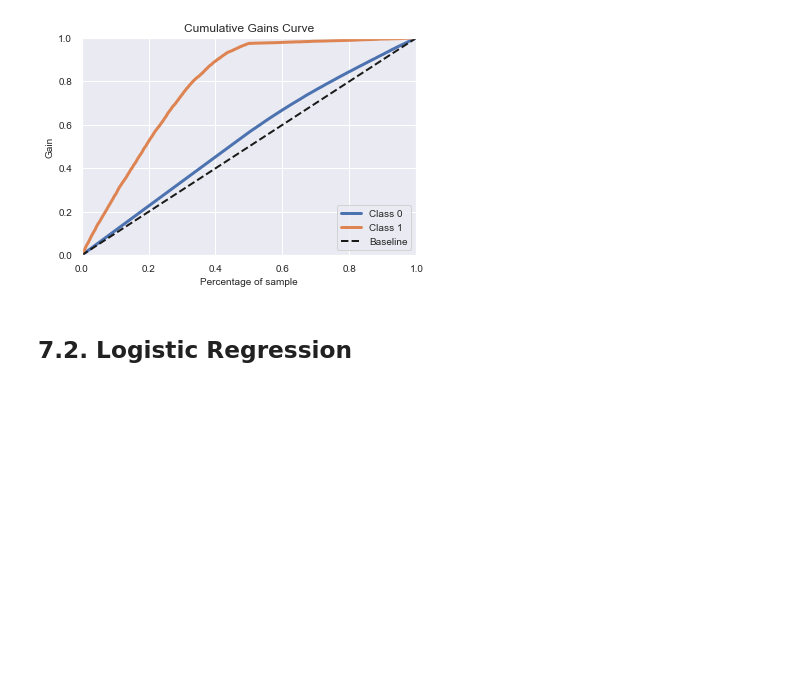
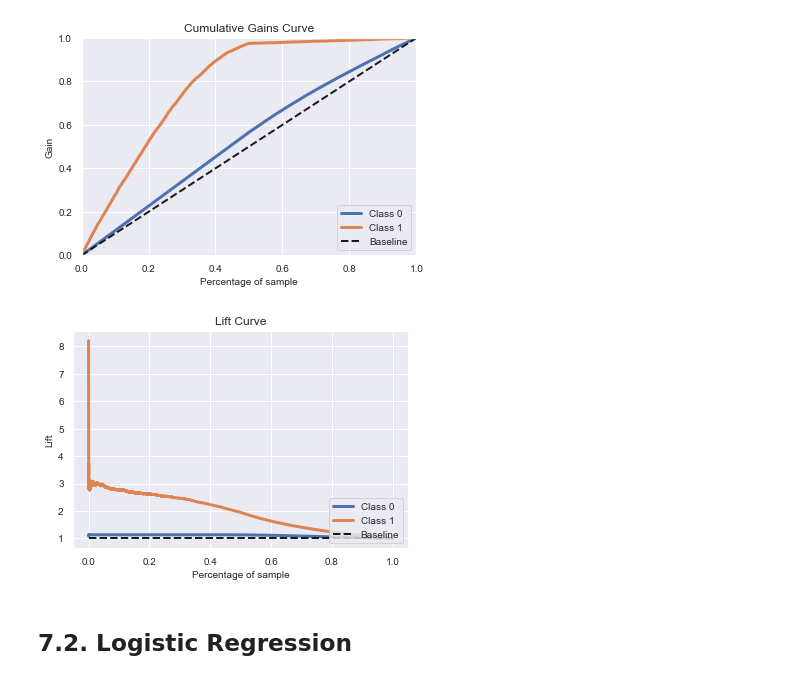
Before and after one commit to ThiagoBorgesLima/health_insurance, a Jupyter notebook: notebooks/mdfl_health_insurance_cross_sell.ipynb, the cells around one changed output. Saved outputs shown, nothing was run; the diff lists cells and outputs as text; code cells hidden in the pictures; blank space fills up the shorter version.

```diff
--- a/notebooks/mdfl_health_insurance_cross_sell.ipynb
+++ b/notebooks/mdfl_health_insurance_cross_sell.ipynb
@@ -480,6 +481,11 @@ yhat_knn = knn_model.predict_proba( x_val )
 skplt.metrics.plot_cumulative_gain( y_val, yhat_knn);
 # %% [output]
 [figure]
+# %%
+# Scikitplot library
+skplt.metrics.plot_lift_curve( y_val, yhat_knn );
+# %% [output]
+[figure, added]
 # %% [markdown]
 ## 7.2. Logistic Regression
 # %%
```
Also changed, not shown: parts of 8 cells of this notebook, 5 other files.
